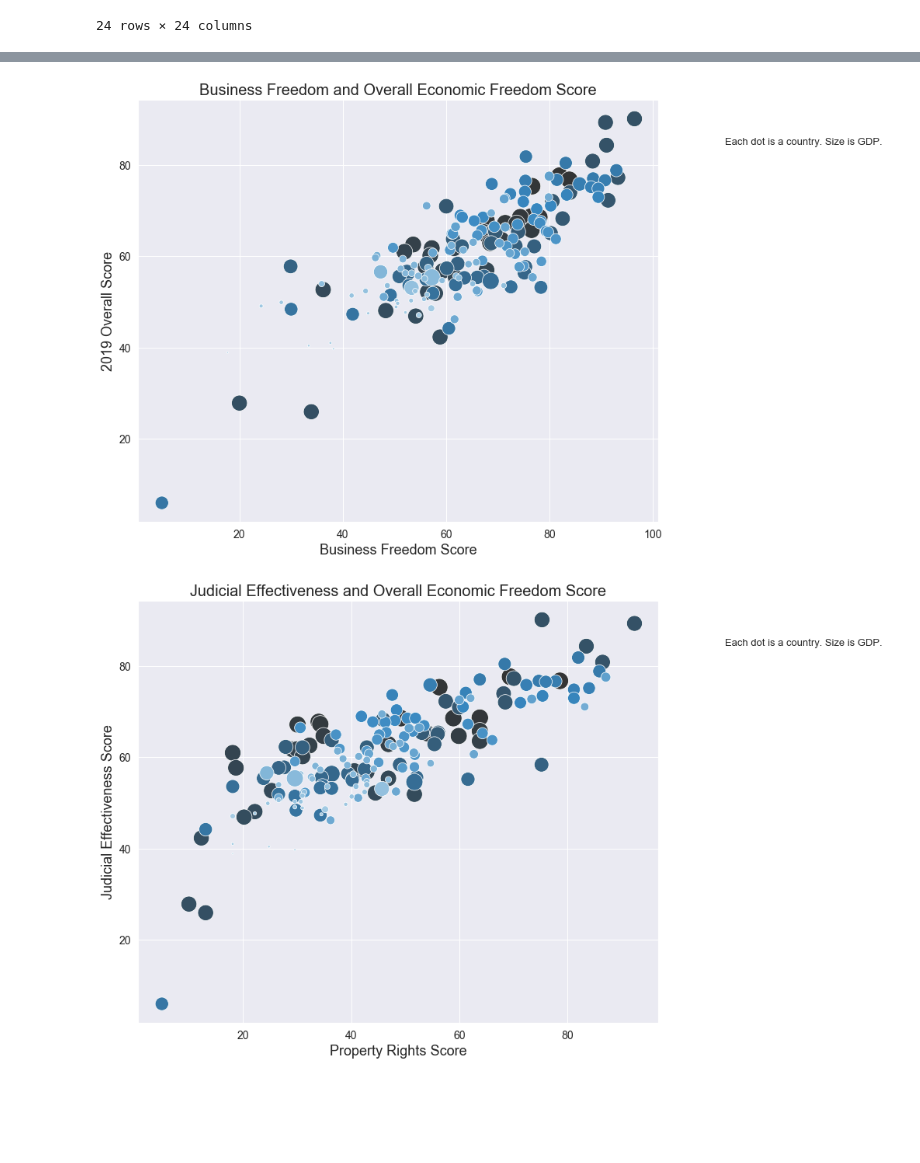
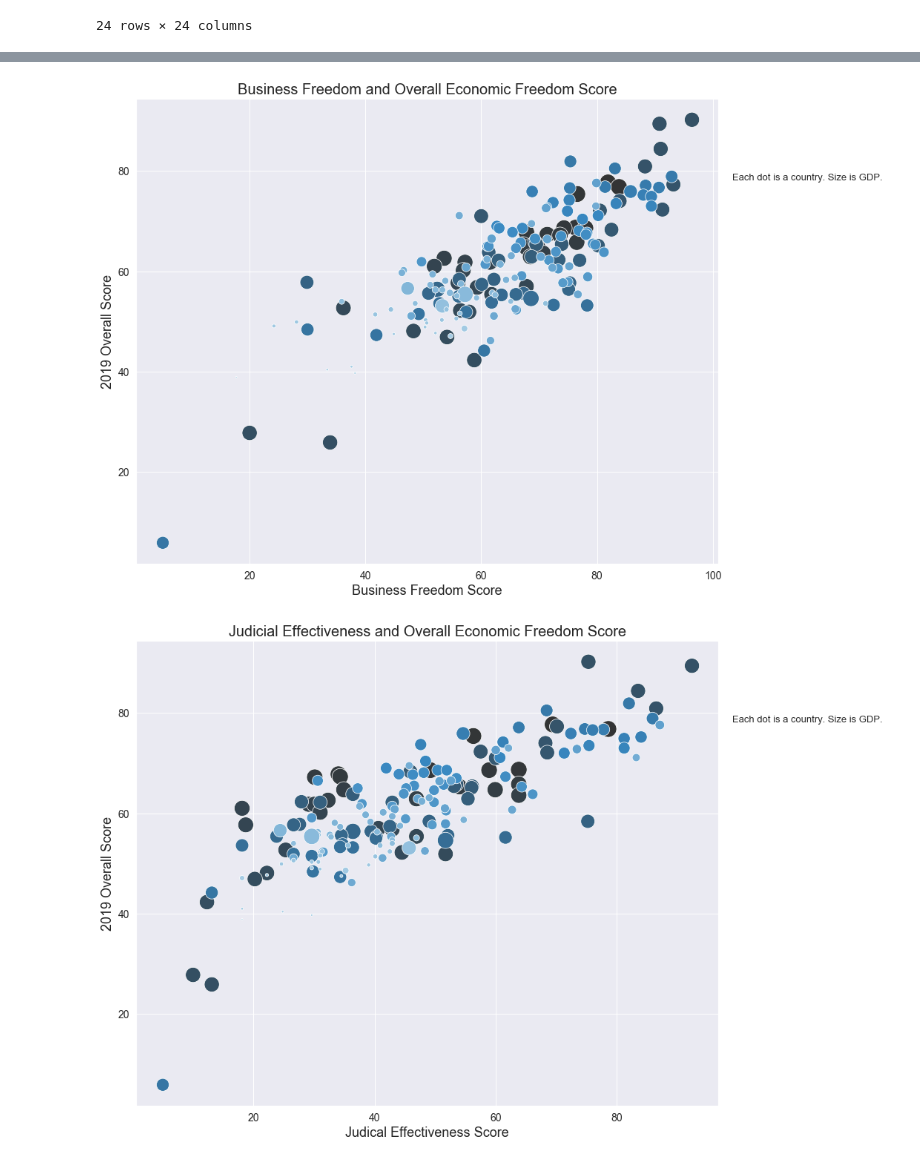
Before and after one commit to arentaylor/Economic-Freedom-Dashboard, a Jupyter notebook: Economic_Freedom.ipynb, the cells around one changed output, grey strips where cells are left out. Drawn from its saved outputs; the diff is of its cells as text; code cells hidden in the pictures; blank space fills up the shorter version.

```diff
--- a/Economic_Freedom.ipynb
+++ b/Economic_Freedom.ipynb
@@ -116,14 +118,13 @@ plt.show(block=False)
 # %%
 #Plot a bar graph that shows the countries with the top 20 overall economic freedom score and show their region.
 sns.set(style="darkgrid")
-f, ax = plt.subplots(figsize=(15, 10))
-sns.set_context(rc = {'patch.linewidth': 1.0})
-sns.barplot(x="CountryName", y="2019Score", data=ef2019top20, ci=None, palette=colors, edgecolor="black", hue="Region", dodge=False)
-plt.title("Top 20 Countries by Economic Freedom Score", fontsize=20)
+f, ax = plt.subplots(figsize=(12, 10))
+sns.barplot(x="CountryName", y="2019Score", data=ef2019top20, hue="Region", ci=None, palette=colors, edgecolor="black", dodge=False)
+ax.set_xlabel(" ", fontdict=None, labelpad=None, fontsize=18)
 ax.set_ylabel("2019 Overall Score", fontdict=None, labelpad=None, fontsize=18)
-ax.set_xlabel(" ", fontdict=None, labelpad=None, fontsize=18)
 plt.xticks(fontsize=14, rotation=90)
 plt.yticks(fontsize=14, rotation=0)
+plt.title("Top 20 Countries by Economic Freedom Score", fontsize=20)
+plt.tight_layout()
 plt.savefig("./Images/Top20Countries.png")
-plt.show(block=False)
 # %% [output]
@@ -163,28 +164,28 @@ plt.yticks(fontsize=14, rotation=0)
 plt.title("Business Freedom and Overall Economic Freedom Score", fontsize=20)
 plt.savefig("./Images/Score_Business.png")
 plt.figtext(1,.8, "Each dot is a country. Size is GDP.", fontsize=13)
-plt.show()
+plt.tight_layout()
 # %% [output]
-[figure, old version]
+[figure, new version]
 # %%
 # Build bubble plot for overall economic freedom score and judicial effectiveness score.
 sns.set()
 plt.figure(figsize=(12,10))
 ax = sns.scatterplot (x="JudicalEffectiveness", y="2019Score",
                      hue="CountryName", size="GDPBillionsPPP",
                      palette="Blues_d", sizes=(5,500),
                      legend=False,
                      data=ef2019)
-ax.set_ylabel("Judicial Effectiveness Score", fontdict=None, labelpad=None, fontsize=18)
-ax.set_xlabel("Property Rights Score", fontdict=None, labelpad=None, fontsize=18)
+ax.set_ylabel("2019 Overall Score", fontdict=None, labelpad=None, fontsize=18)
+ax.set_xlabel("Judical Effectiveness Score", fontdict=None, labelpad=None, fontsize=18)
 plt.xticks(fontsize=14, rotation=0)
 plt.yticks(fontsize=14, rotation=0)
 plt.title("Judicial Effectiveness and Overall Economic Freedom Score", fontsize=20)
 plt.savefig("./Images/Score_Judicial.png")
 plt.figtext(1,.8, "Each dot is a country. Size is GDP.", fontsize=13)
-plt.show()
+plt.tight_layout()
 # %% [output]
-[figure, old version]
+[figure, new version]
 # %%
 # Build bubble plot for overall economic freedom score and financial freedom score.
 sns.set()
```
Also changed, not shown: parts of 4 cells of this notebook, 14 other files.
